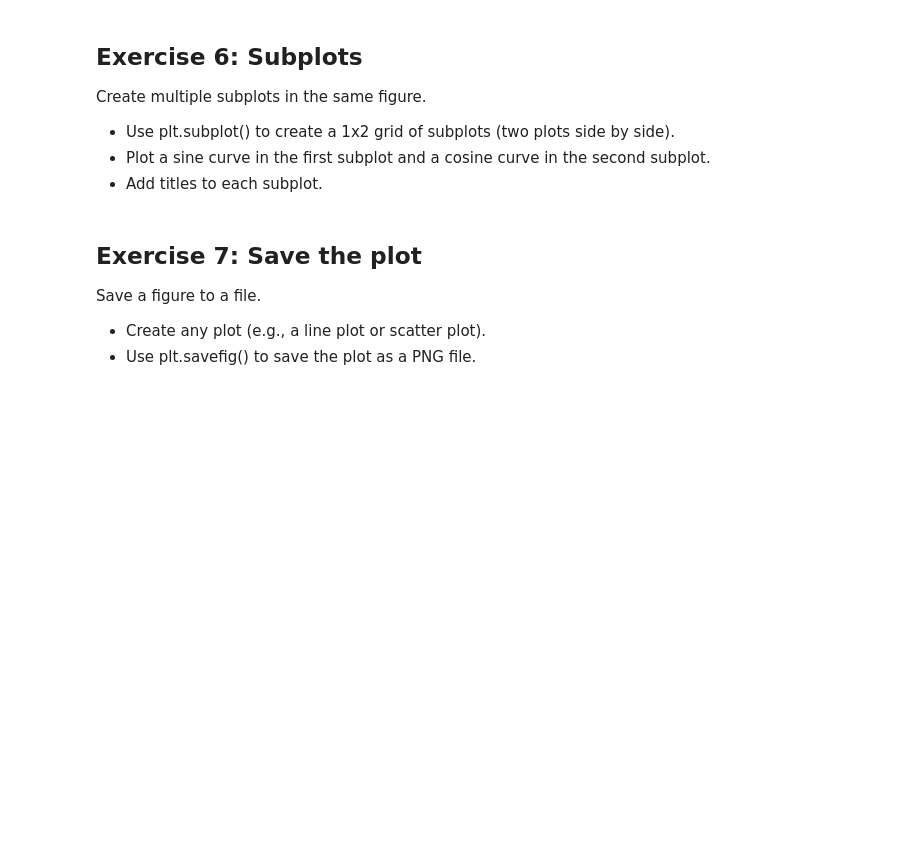
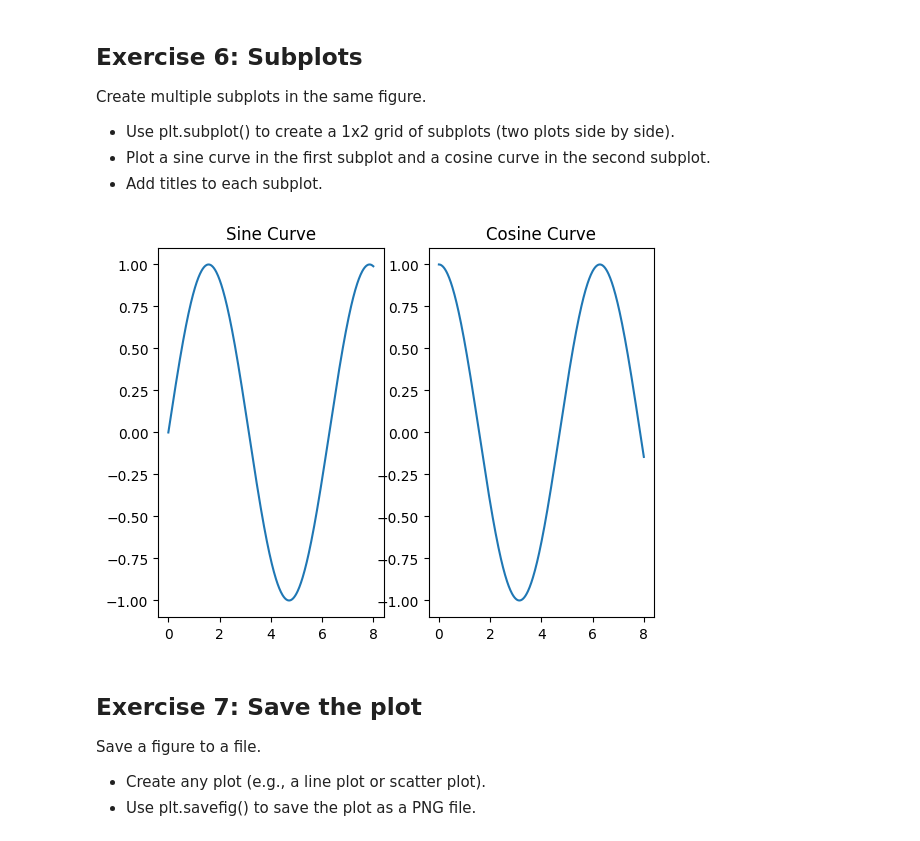
Before and after one commit to Lord-of-Waffles/MLIntro, a Jupyter notebook: notebooks/Introduction_to_Matplotlib.ipynb, the cells around one changed output. Drawn from its saved outputs; the diff is of its cells as text; code cells hidden in the pictures; blank space fills up the shorter version.

```diff
--- a/notebooks/Introduction_to_Matplotlib.ipynb
+++ b/notebooks/Introduction_to_Matplotlib.ipynb
@@ -110,3 +122,23 @@ Create multiple subplots in the same figure.
+# %%
+# (Write your code below)
+x = np.linspace(0,8,500)
+y_sin = np.sin(x)
+y_cos = np.cos(x)
+
+
+# First subplot (1 row, 2 columns, position 1)
+plt.subplot(1, 2, 1)
+plt.plot(x, y_sin)
+plt.title("Sine Curve")
+
+# Second subplot (1 row, 2 columns, position 2)
+plt.subplot(1, 2, 2)
+plt.plot(x, y_cos)
+plt.title("Cosine Curve")
+
+plt.show()
+# %% [output]
+[figure, added]
 # %% [markdown]
 ## Exercise 7: Save the plot
 
```
Also changed, not shown: parts of 11 cells of this notebook.
